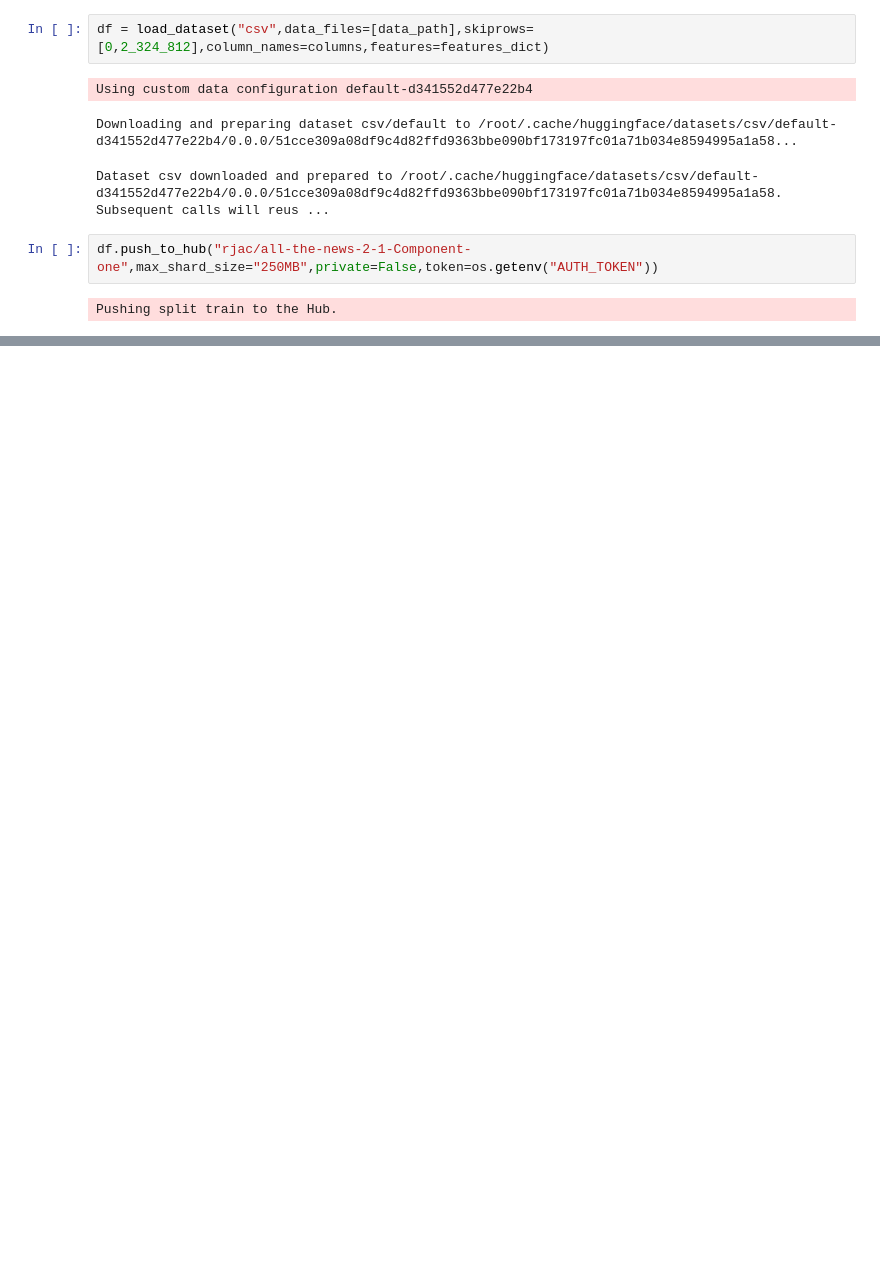
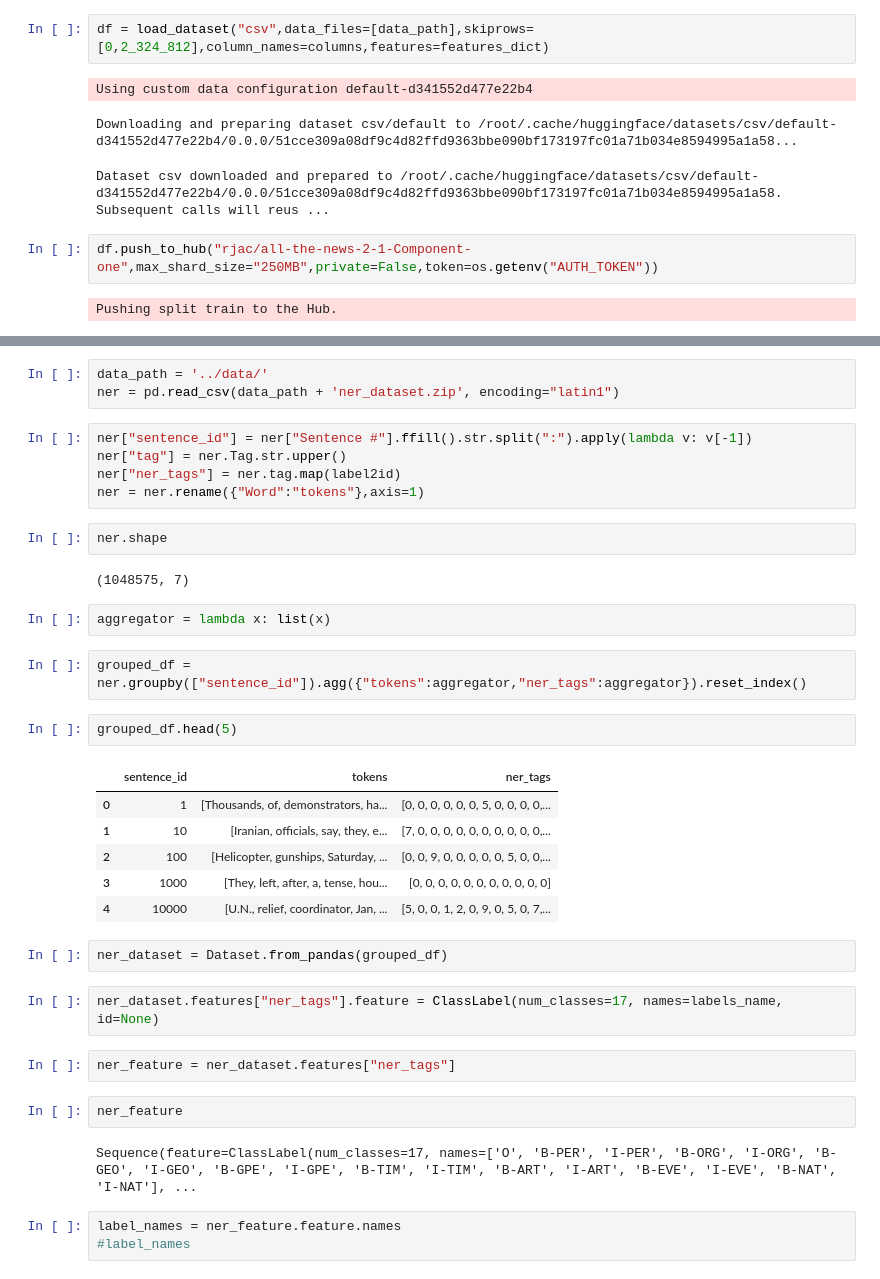
Before and after one commit to rafael-ariascalles/nlp-glg-clustering-pipeline, a Jupyter notebook: notebooks/HuggingfaceDatasetUpload.ipynb, the cells around one changed output, grey strips where cells are left out. Cells and saved outputs as stored; diff of their text form; blank space fills up the shorter version.

Commit message:
<code> Upload code for NER dataset

```diff
--- a/notebooks/HuggingfaceDatasetUpload.ipynb
+++ b/notebooks/HuggingfaceDatasetUpload.ipynb
@@ -20,0 +51,38 @@ Pushing split train to the Hub.
+# %%
+data_path = '../data/'
+ner = pd.read_csv(data_path + 'ner_dataset.zip', encoding="latin1")
+# %%
+ner["sentence_id"] = ner["Sentence #"].ffill().str.split(":").apply(lambda v: v[-1])
+ner["tag"] = ner.Tag.str.upper()
+ner["ner_tags"] = ner.tag.map(label2id)
+ner = ner.rename({"Word":"tokens"},axis=1)
+# %%
+ner.shape
+# %% [output]
+(1048575, 7)
+# %%
+aggregator = lambda x: list(x)
+# %%
+grouped_df = ner.groupby(["sentence_id"]).agg({"tokens":aggregator,"ner_tags":aggregator}).reset_index()
+# %%
+grouped_df.head(5)
+# %% [output]
+|  | sentence_id | tokens | ner_tags |
+| 0 | 1 | [Thousands, of, demonstrators, ha... | [0, 0, 0, 0, 0, 0, 5, 0, 0, 0, 0,... |
+| 1 | 10 | [Iranian, officials, say, they, e... | [7, 0, 0, 0, 0, 0, 0, 0, 0, 0, 0,... |
+| 2 | 100 | [Helicopter, gunships, Saturday, ... | [0, 0, 9, 0, 0, 0, 0, 0, 5, 0, 0,... |
+| 3 | 1000 | [They, left, after, a, tense, hou... | [0, 0, 0, 0, 0, 0, 0, 0, 0, 0, 0] |
+| 4 | 10000 | [U.N., relief, coordinator, Jan, ... | [5, 0, 0, 1, 2, 0, 9, 0, 5, 0, 7,... |
+# %%
+ner_dataset = Dataset.from_pandas(grouped_df)
+# %%
+ner_dataset.features["ner_tags"].feature = ClassLabel(num_classes=17, names=labels_name, id=None)
+# %%
+ner_feature = ner_dataset.features["ner_tags"]
+# %%
+ner_feature
+# %% [output]
+Sequence(feature=ClassLabel(num_classes=17, names=['O', 'B-PER', 'I-PER', 'B-ORG', 'I-ORG', 'B-GEO', 'I-GEO', 'B-GPE', 'I-GPE', 'B-TIM', 'I-TIM', 'B-ART', 'I-ART', 'B-EVE', 'I-EVE', 'B-NAT', 'I-NAT'], ...
+# %%
+label_names = ner_feature.feature.names
+#label_names
```
Also changed, not shown: parts of 6 cells of this notebook, 1 other file.
